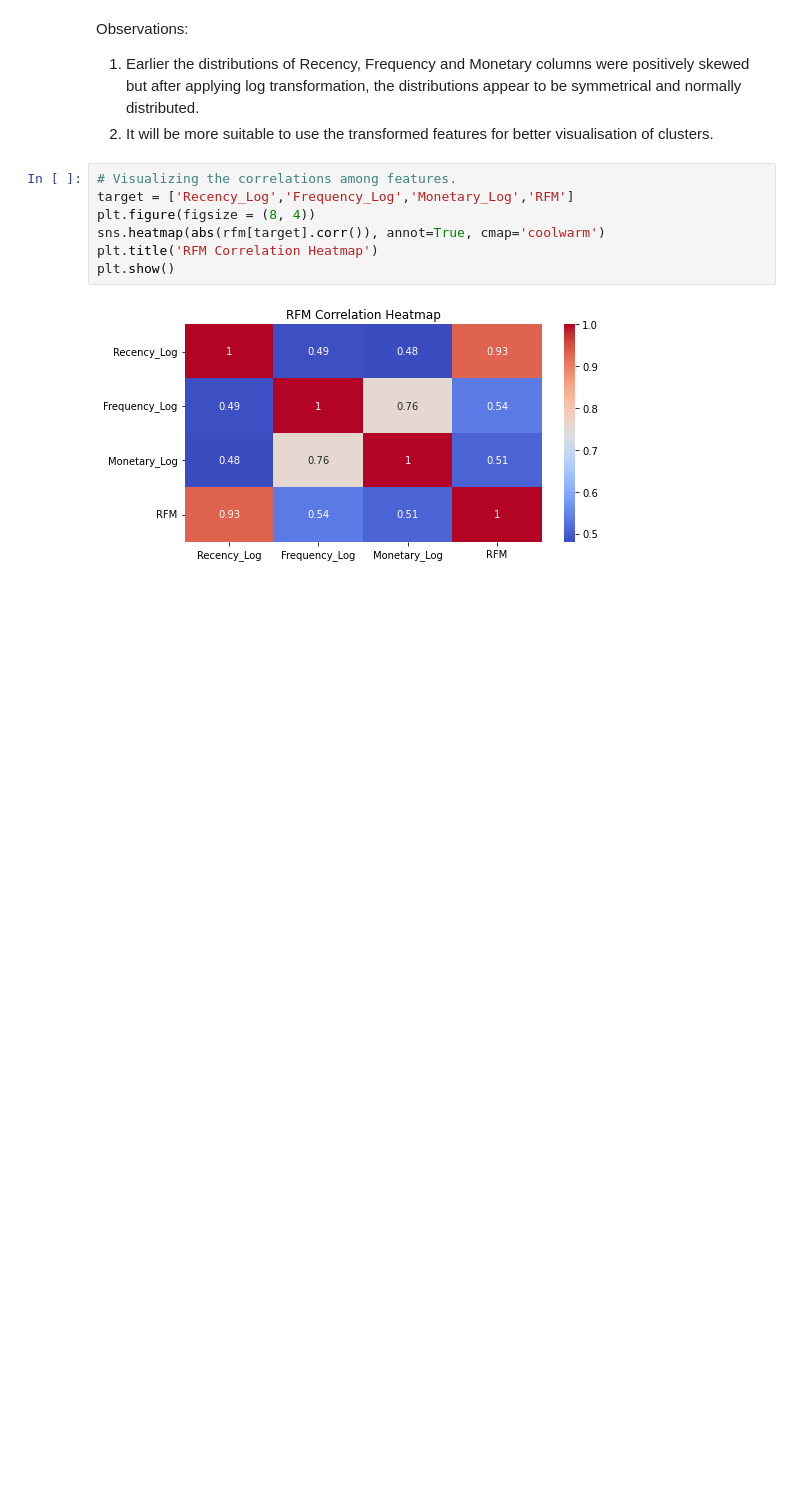
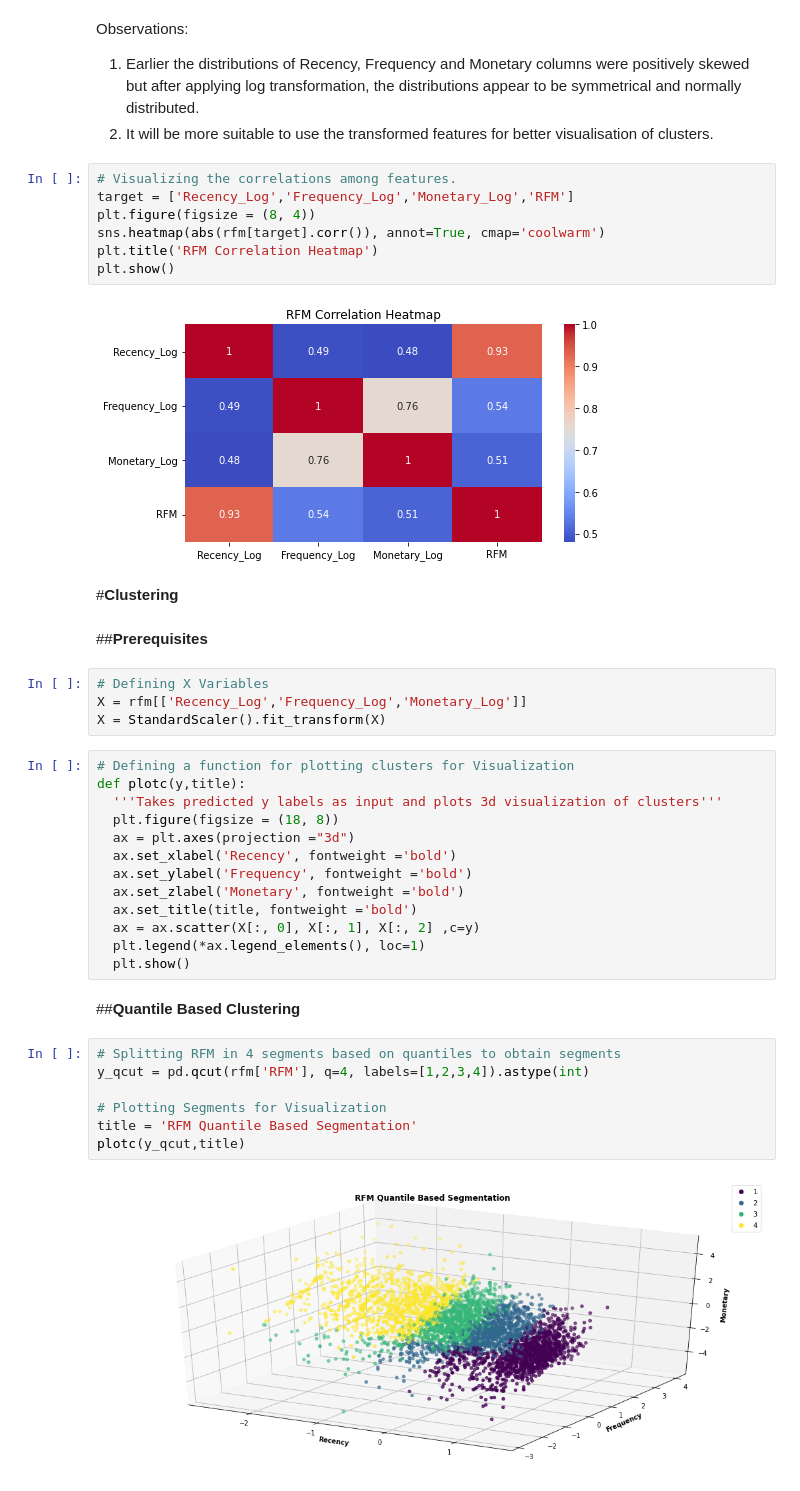
Before and after one commit to Shatakd/Customer-Segmentation-Clustering, a Jupyter notebook: Shatak_Customer_segmentation(Clustering).ipynb, the cells around one changed output. Cells and saved outputs as stored; diff of their text form; blank space fills up the shorter version.

```diff
--- a/Shatak_Customer_segmentation(Clustering).ipynb
+++ b/Shatak_Customer_segmentation(Clustering).ipynb
@@ -366,3 +366,35 @@ plt.title('RFM Correlation Heatmap')
 plt.show()
 # %% [output]
 [figure]
+# %% [markdown]
+#**Clustering**
+# %% [markdown]
+##**Prerequisites**
+# %%
+# Defining X Variables
+X = rfm[['Recency_Log','Frequency_Log','Monetary_Log']]
+X = StandardScaler().fit_transform(X)
+# %%
+# Defining a function for plotting clusters for Visualization
+def plotc(y,title):
+  '''Takes predicted y labels as input and plots 3d visualization of clusters'''
+  plt.figure(figsize = (18, 8))
+  ax = plt.axes(projection ="3d")
+  ax.set_xlabel('Recency', fontweight ='bold')
+  ax.set_ylabel('Frequency', fontweight ='bold')
+  ax.set_zlabel('Monetary', fontweight ='bold')
+  ax.set_title(title, fontweight ='bold')
+  ax = ax.scatter(X[:, 0], X[:, 1], X[:, 2] ,c=y)
+  plt.legend(*ax.legend_elements(), loc=1)
+  plt.show()
+# %% [markdown]
+##**Quantile Based Clustering**
+# %%
+# Splitting RFM in 4 segments based on quantiles to obtain segments
+y_qcut = pd.qcut(rfm['RFM'], q=4, labels=[1,2,3,4]).astype(int)
+
+# Plotting Segments for Visualization
+title = 'RFM Quantile Based Segmentation'
+plotc(y_qcut,title)
+# %% [output]
+[figure, added]
```
Also changed, not shown: parts of 14 cells of this notebook.
